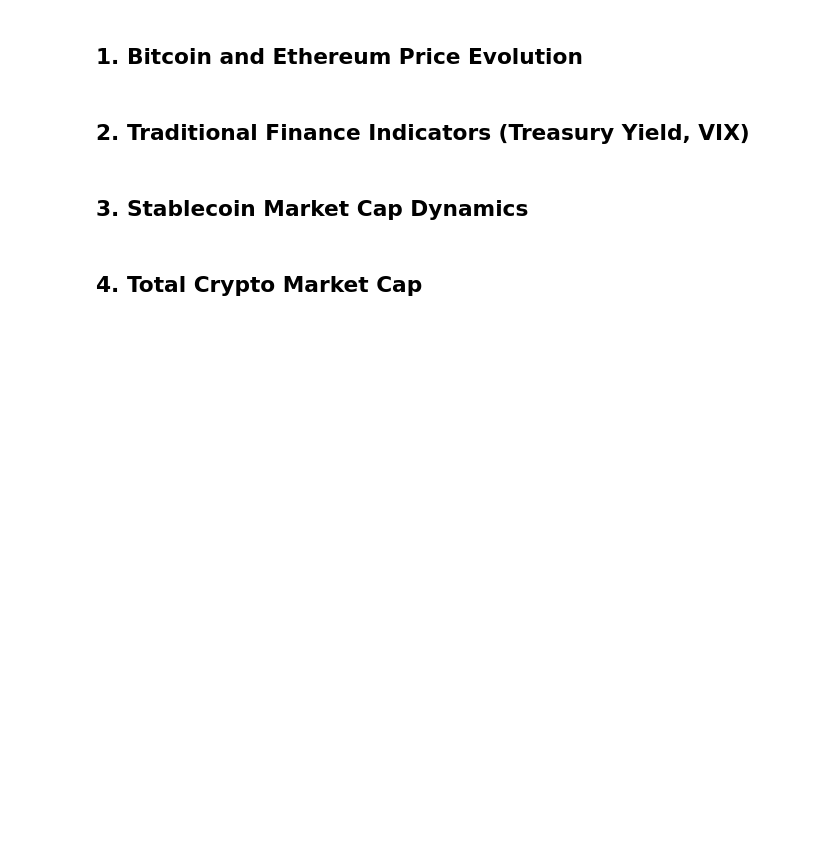
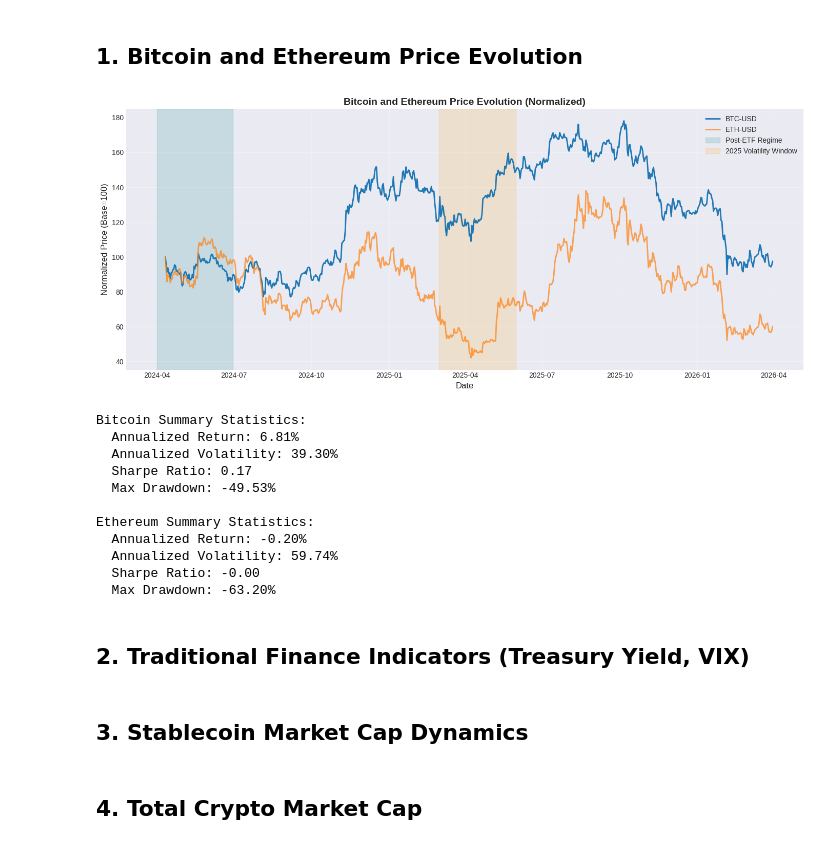
Before and after one commit to FranklineMisango/Algorithmic_Trading_and_HFT_Research, a Jupyter notebook: Algorithmic_Strategies/Crypto_Macro_Fundamental/01_data_exploration.ipynb, the cells around one changed output. Cells and saved outputs as stored; diff of their text form; code cells hidden in the pictures; blank space fills up the shorter version.

```diff
--- a/Algorithmic_Strategies/Crypto_Macro_Fundamental/01_data_exploration.ipynb
+++ b/Algorithmic_Strategies/Crypto_Macro_Fundamental/01_data_exploration.ipynb
@@ -48,37 +48,49 @@ btc_normalized = prices['BTC-USD'] / prices['BTC-USD'].iloc[0] * 100
 eth_normalized = prices['ETH-USD'] / prices['ETH-USD'].iloc[0] * 100
 
 fig, ax = plt.subplots(figsize=(14, 6))
 ax.plot(btc_normalized.index, btc_normalized, label='BTC-USD', linewidth=2)
 ax.plot(eth_normalized.index, eth_normalized, label='ETH-USD', linewidth=2, alpha=0.7)
 
-# Highlight crisis periods
-ax.axvspan(pd.Timestamp('2020-03-01'), pd.Timestamp('2020-04-01'), alpha=0.2, color='red', label='COVID Crash')
-ax.axvspan(pd.Timestamp('2022-01-01'), pd.Timestamp('2022-12-31'), alpha=0.2, color='orange', label='Fed Tightening')
-ax.axvspan(pd.Timestamp('2022-11-01'), pd.Timestamp('2022-12-01'), alpha=0.2, color='purple', label='FTX Collapse')
+# Highlight key in-sample windows for this dataset period
+ax.axvspan(pd.Timestamp('2024-04-01'), pd.Timestamp('2024-06-30'), alpha=0.15, color='teal', label='Post-ETF Regime')
+ax.axvspan(pd.Timestamp('2025-03-01'), pd.Timestamp('2025-05-31'), alpha=0.15, color='orange', label='2025 Volatility Window')
 
 ax.set_xlabel('Date', fontsize=12)
 ax.set_ylabel('Normalized Price (Base=100)', fontsize=12)
 ax.set_title('Bitcoin and Ethereum Price Evolution (Normalized)', fontsize=14, fontweight='bold')
 ax.legend(loc='best')
 ax.grid(True, alpha=0.3)
 plt.tight_layout()
 plt.show()
 
 # Summary statistics
 btc_returns = prices['BTC-USD'].pct_change().dropna()
 eth_returns = prices['ETH-USD'].pct_change().dropna()
 
 print("\nBitcoin Summary Statistics:")
 print(f"  Annualized Return: {btc_returns.mean() * 252:.2%}")
 print(f"  Annualized Volatility: {btc_returns.std() * np.sqrt(252):.2%}")
 print(f"  Sharpe Ratio: {btc_returns.mean() * 252 / (btc_returns.std() * np.sqrt(252)):.2f}")
 print(f"  Max Drawdown: {((prices['BTC-USD'] / prices['BTC-USD'].cummax()) - 1).min():.2%}")
 
 print("\nEthereum Summary Statistics:")
 print(f"  Annualized Return: {eth_returns.mean() * 252:.2%}")
 print(f"  Annualized Volatility: {eth_returns.std() * np.sqrt(252):.2%}")
 print(f"  Sharpe Ratio: {eth_returns.mean() * 252 / (eth_returns.std() * np.sqrt(252)):.2f}")
 print(f"  Max Drawdown: {((prices['ETH-USD'] / prices['ETH-USD'].cummax()) - 1).min():.2%}")
+# %% [output]
+[figure, added]
+Bitcoin Summary Statistics:
+  Annualized Return: 6.81%
+  Annualized Volatility: 39.30%
+  Sharpe Ratio: 0.17
+  Max Drawdown: -49.53%
+
+Ethereum Summary Statistics:
+  Annualized Return: -0.20%
+  Annualized Volatility: 59.74%
+  Sharpe Ratio: -0.00
+  Max Drawdown: -63.20%
 # %% [markdown]
 ## 2. Traditional Finance Indicators (Treasury Yield, VIX)
 # %%
```
Also changed, not shown: parts of 5 cells of this notebook, 4 other files.
